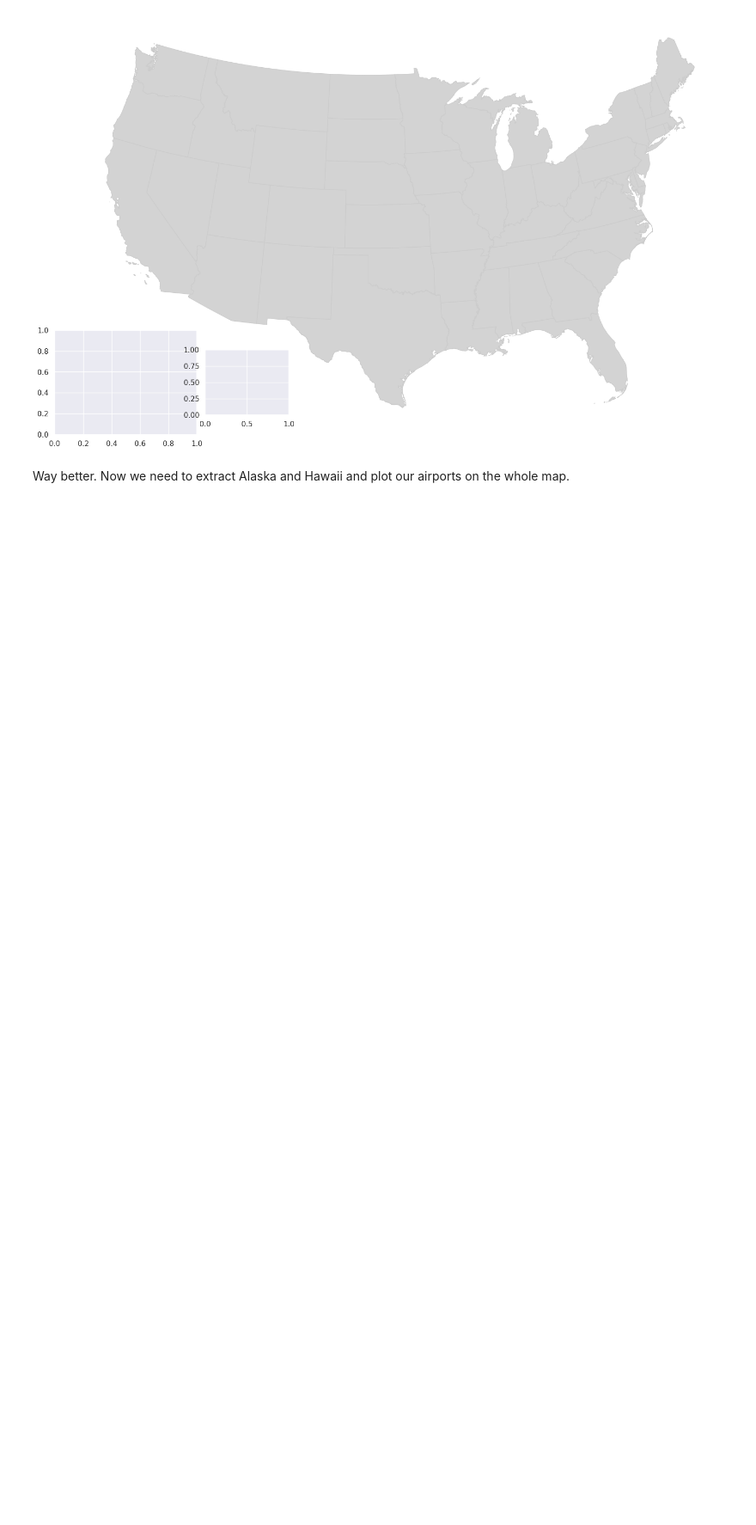
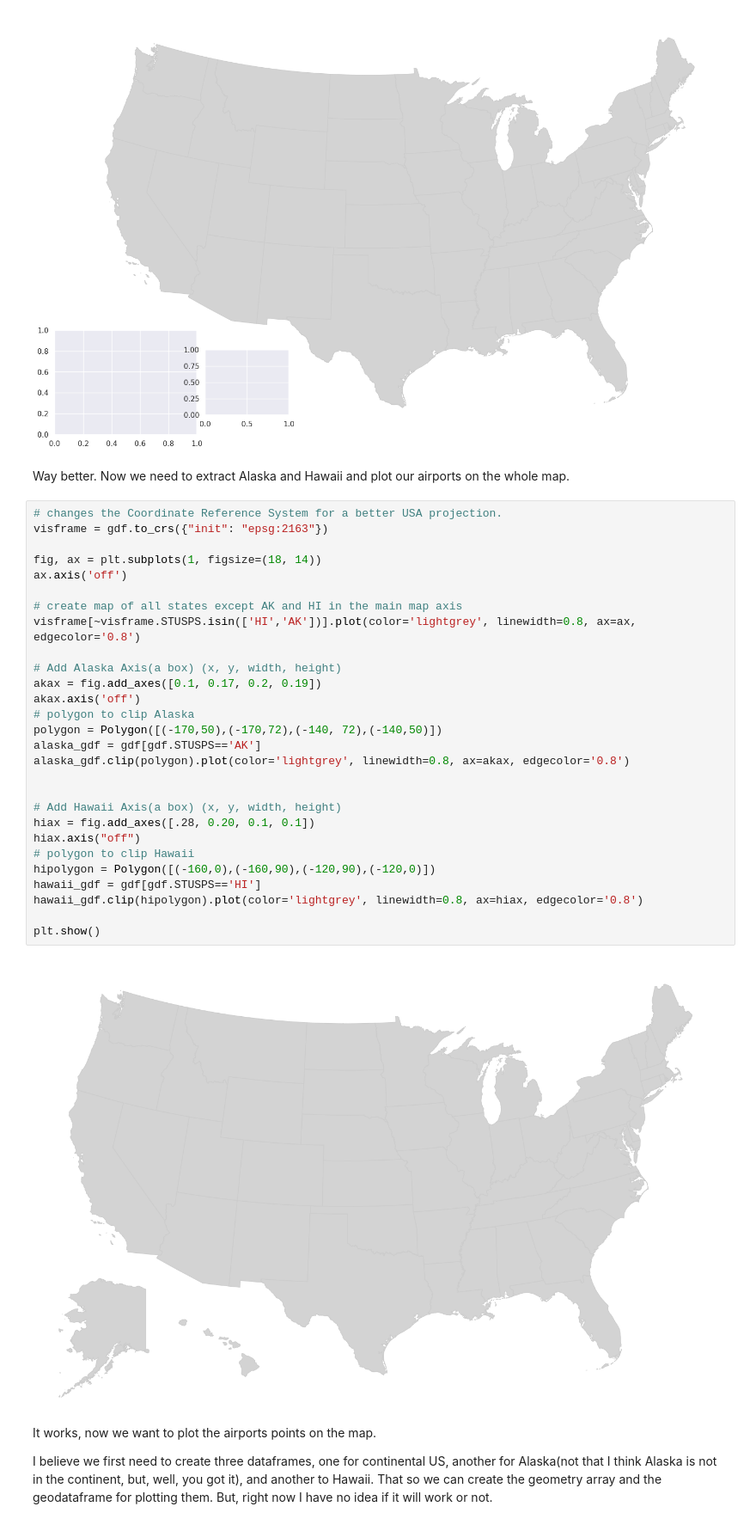
Before and after one commit to fernandowolff/worldwide-airports-dataset-analysis, a Jupyter notebook: worldwide-airports-analysis.ipynb, the cells around one changed output. Shown at 86% size. Cells and saved outputs as stored; diff of their text form; blank space fills up the shorter version.

Commit message:
continuing to plot usa airports

```diff
--- a/worldwide-airports-analysis.ipynb
+++ b/worldwide-airports-analysis.ipynb
@@ -660,3 +658,37 @@ hiax = fig.add_axes([.28, 0.20, 0.1, 0.1])
 [figure]
 # %% [markdown]
 Way better. Now we need to extract Alaska and Hawaii and plot our airports on the whole map.
+# %%
+# changes the Coordinate Reference System for a better USA projection.
+visframe = gdf.to_crs({"init": "epsg:2163"})
+
+fig, ax = plt.subplots(1, figsize=(18, 14))
+ax.axis('off')
+
+# create map of all states except AK and HI in the main map axis
+visframe[~visframe.STUSPS.isin(['HI','AK'])].plot(color='lightgrey', linewidth=0.8, ax=ax, edgecolor='0.8')
+
+# Add Alaska Axis(a box) (x, y, width, height)
+akax = fig.add_axes([0.1, 0.17, 0.2, 0.19])
+akax.axis('off')
+# polygon to clip Alaska
+polygon = Polygon([(-170,50),(-170,72),(-140, 72),(-140,50)])
+alaska_gdf = gdf[gdf.STUSPS=='AK']
+alaska_gdf.clip(polygon).plot(color='lightgrey', linewidth=0.8, ax=akax, edgecolor='0.8')
+
+
+# Add Hawaii Axis(a box) (x, y, width, height)
+hiax = fig.add_axes([.28, 0.20, 0.1, 0.1])
+hiax.axis("off")
+# polygon to clip Hawaii
+hipolygon = Polygon([(-160,0),(-160,90),(-120,90),(-120,0)])
+hawaii_gdf = gdf[gdf.STUSPS=='HI']
+hawaii_gdf.clip(hipolygon).plot(color='lightgrey', linewidth=0.8, ax=hiax, edgecolor='0.8')
+
+plt.show()
+# %% [output]
+[figure, added]
+# %% [markdown]
+It works, now we want to plot the airports points on the map.
+
+I believe we first need to create three dataframes, one for continental US, another for Alaska(not that I think Alaska is not in the continent, but, well, you got it), and another to Hawaii. That so we can create the geometry array and the geodataframe for plotting them. But, right now I have no idea if it will work or not.
```
Also changed, not shown: parts of 5 cells of this notebook.
